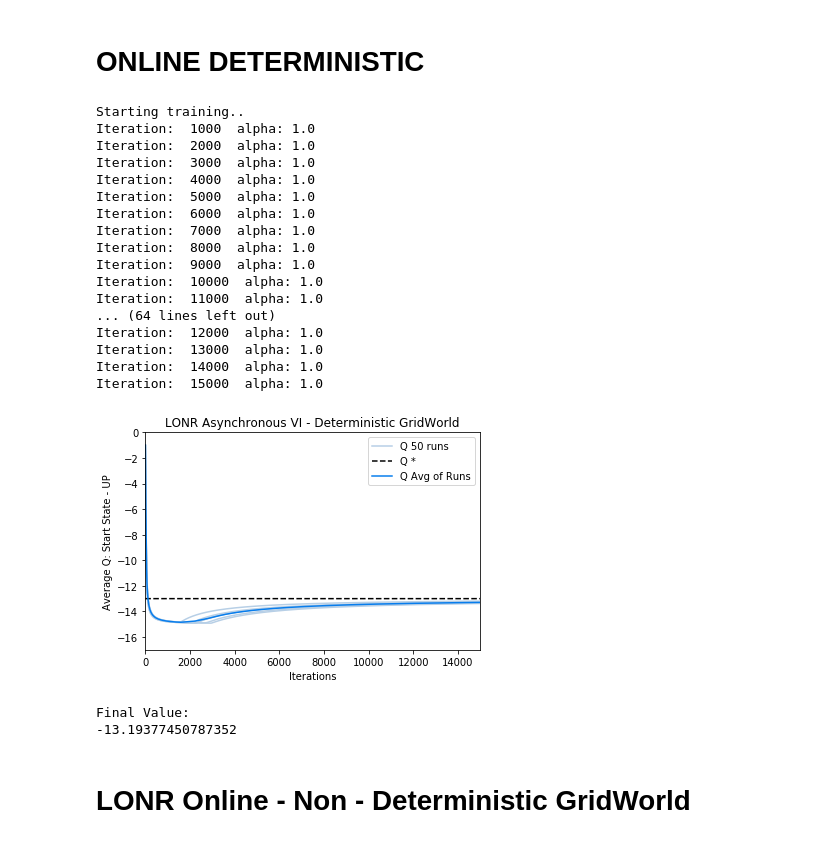
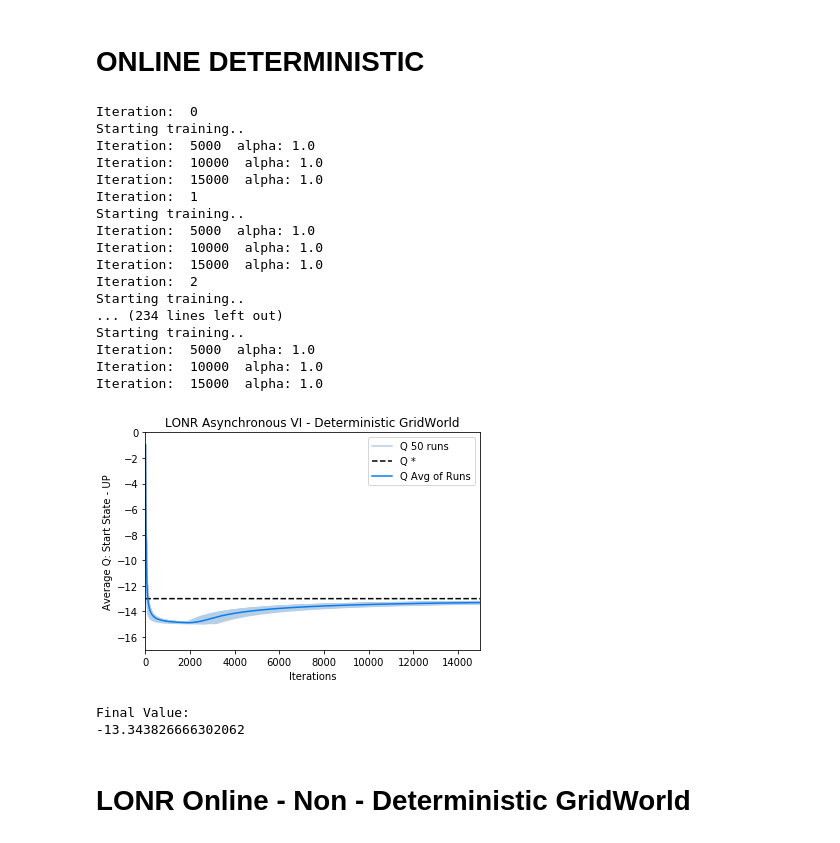
Before and after one commit to sullins2/Clean, a Jupyter notebook: LONRGeneral/GridWorldPlots.ipynb, the cells around one changed output. Drawn from its saved outputs; the diff is of its cells as text; code cells hidden in the pictures.

```diff
--- a/LONRGeneral/GridWorldPlots.ipynb
+++ b/LONRGeneral/GridWorldPlots.ipynb
@@ -445,10 +445,11 @@ Final Value:
 iters = []
 QSums = []
 totalIters = 15000
-totalPlots = 5
+totalPlots = 50
 QSumsPlots = []
 
 for p in range(totalPlots):
+    print("Iteration: ", p)
     gridMDP = Grid(noise=0.0, startState=36)
 
     lonrAgent = LONR.LONR(M=gridMDP, gamma=1.0, alpha=1.0, epsilon=20, alphaDecay=1.0, RMPLUS=False, DCFR=False, VI=False, showSettings=False)
@@ -471,49 +472,49 @@ data = np.average(data, axis=0)
 # print(data[0:5])
 
 #plot(x, y, color='green', linestyle='dashed', marker='o' markerfacecolor='blue', markersize=12)
 
 for p in range(totalPlots):
     plt.plot(iters, QSumsPlots[p], color='#b7cfe6', linestyle='solid')#, label='Q [s][UP]')
 plt.plot(iters, QSumsPlots[0], color='#b7cfe6', linestyle='solid', label='Q 50 runs')
 plt.plot(iters, QStar, 'k--', label='Q *')
 plt.plot(iters, data, color='#077ded', linestyle='solid', label='Q Avg of Runs')
 
 
 
 plt.legend(loc='upper right')
 
 plt.axis([0, totalIters, -17.0, 0])
 plt.xlabel('Iterations')
 plt.ylabel('Average Q: Start State - UP')
 plt.title('LONR Asynchronous VI - Deterministic GridWorld')
 plt.savefig('LONR-AVI-DETERM-GW.png')
 plt.show()
 
 #print(QSums)
 
 print("Final Value: ")
 print(float(QSums[-1]))
 # %% [output]
+Iteration:  0
 Starting training..
-Iteration:  1000  alpha: 1.0
-Iteration:  2000  alpha: 1.0
-Iteration:  3000  alpha: 1.0
-Iteration:  4000  alpha: 1.0
 Iteration:  5000  alpha: 1.0
-Iteration:  6000  alpha: 1.0
-Iteration:  7000  alpha: 1.0
-Iteration:  8000  alpha: 1.0
-Iteration:  9000  alpha: 1.0
 Iteration:  10000  alpha: 1.0
-Iteration:  11000  alpha: 1.0
-... (64 lines left out)
-Iteration:  12000  alpha: 1.0
-Iteration:  13000  alpha: 1.0
-Iteration:  14000  alpha: 1.0
 Iteration:  15000  alpha: 1.0
+Iteration:  1
+Starting training..
+Iteration:  5000  alpha: 1.0
+Iteration:  10000  alpha: 1.0
+Iteration:  15000  alpha: 1.0
+Iteration:  2
+Starting training..
+... (234 lines left out)
+Starting training..
+Iteration:  5000  alpha: 1.0
+Iteration:  10000  alpha: 1.0
+Iteration:  15000  alpha: 1.0
-[figure, old version]
+[figure, new version]
 Final Value:
--13.19377450787352
+-13.343826666302062
 # %% [markdown]
 # LONR Online - Non - Deterministic GridWorld
 # %%
```
Also changed, not shown: parts of 3 cells of this notebook, 4 other files.
